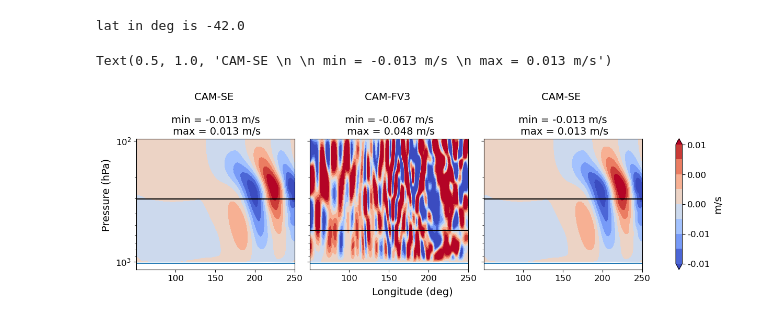
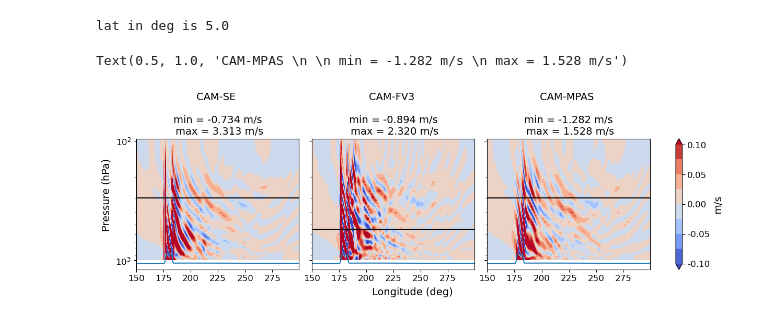
Before and after one commit to ta440/dcmip2025_gap_and_vortex, a Jupyter notebook: jupyter_notebooks/gap_2_by_2_paper_figures.ipynb, the cells around one changed output. Cells and saved outputs as stored; diff of their text form; code cells hidden in the pictures.

```diff
--- a/jupyter_notebooks/gap_2_by_2_paper_figures.ipynb
+++ b/jupyter_notebooks/gap_2_by_2_paper_figures.ipynb
@@ -41,28 +43,28 @@ dycore4 = 'LFRic (To Do)'
 
 res1 = 'se_ne60'
 res2 = 'fv3_C192'
-res3 = 'se_ne60'
+res3 = 'mpasa60'
 res4 = 'se_ne60'
 
 test_name_start1 = 'cam_6_4_100'
 test_name_start2 = 'cam_6_4_070_horiz_mount_flow'
-test_name_start3 = 'cam_6_4_100'
+test_name_start3 = 'cam_6_4_080_paper_six'
 test_name_start4 = 'cam_6_4_100'
 
 lev_no1 = 'ztop20km_L57'
 lev_no2 = 'ztop20km_L57'
-lev_no3 = 'ztop20km_L57'
+lev_no3 = 'L20km_L57'
 lev_no4 = 'ztop20km_L57'
 
 extra_name1 = 'tau_1_10'
 extra_name2 = 'tau_1_10'
-extra_name3 = extra_name1
+extra_name3 = 'tau_1_10'
 extra_name4 = extra_name1
 
 
 case1 = f'{test_name_start1}_{res1}_{lev_no1}'
 case2 = f'{test_name_start2}_{res2}_{lev_no2}'
-case3 = case1 #f'{test_name_start3}_{dycore3}_{res3}_{lev_no3}'
+case3 = f'{test_name_start3}_{res3}_{lev_no3}'
 case4 = case1 #f'{test_name_start4}_{dycore4}_{res4}_{lev_no4}'
 
 
@@ -79,8 +81,8 @@ else:
     nc_file4 = f'{case4}.cam.h0i.0001-01-01-00000_gap_omega0_{extra_name4}'
 
 nc_file1 = nc_file1 + '.nc'
-nc_file2 = nc_file2 + '.regrid.0.5x0.5.nc'  # For FV3.
-nc_file3 = nc_file3 + '.nc'
+nc_file2 = nc_file2 + '.regrid.0.5x0.5.nc'  # FV3 needs regridding
+nc_file3 = nc_file3 + '.regrid.0.5x0.5.nc'  # MPAS needs regridding
 nc_file4 = nc_file4 + '.nc'
 # %%
 run_base = "/glade/derecho/scratch/timand/"
@@ -250,14 +319,23 @@ Text(0.5, 0.01, 'Longitude (deg)')
 # %%
 #Lat vert cross sections:
+p0 = 1e5
+Rd = 287.04
+g = 9.80616
+H = Rd*T0/g
+
 lon = nc1['lon'][:]
 lat = nc1['lat'][:]
 
 lev1 = nc1['lev'][:]
 lev2 = nc2['lev'][:]
-lev3 = nc3['lev'][:]
 
-lon_crop_left = 50
-lon_crop_right = 250
+# MPAS lev is pressure, so convert to z:
+mpas_ps = nc3['PS'][:]
+mpas_z = nc3['lev'][:]
+lev3 = 0.01*p0*np.exp(-mpas_z/H)
+
+lon_crop_left = 150
+lon_crop_right = 300
 
 # User parameters:
 t_idx = -1
@@ -273,7 +351,8 @@ LONGC2, P2 = np.meshgrid(lon_crop, lev2)
 LONGC3, P3 = np.meshgrid(lon_crop, lev3)
 
 # Pick the latitude to slice at:
-lat_val = 95
+#lat_val = 95
+lat_val = 190
 
 lat_val_deg = np.round(lat[lat_val],0)
 print('lat in deg is', lat_val_deg)
@@ -295,7 +374,7 @@ ps_t = nc1['PS'][t_idx, lat_val, lon_crop_inds[0]]/100
 
 cmap_choice = 'coolwarm'
 # %% [output]
-lat in deg is -42.0
+lat in deg is 5.0
 # %%
 max1 = np.nanmax(field1)
 max2 = np.nanmax(field2)
@@ -308,8 +387,8 @@ min3 = np.nanmin(field3)
 fig, axes = plt.subplots(1,3,figsize = (12,4), sharey=True, constrained_layout=True)
 (ax1, ax2, ax3) = axes
 
-minmin = -0.01
-maxmax = 0.01
+minmin = -0.1
+maxmax = 0.1
 absmax = max(abs(minmin), abs(maxmax))
 norm = colors.TwoSlopeNorm(vmin=minmin, vcenter=0, vmax=maxmax)
 conts = np.linspace(minmin, maxmax, 9)
@@ -327,35 +406,35 @@ cb.set_label('m/s', size=14)
 
 ax1.set_yscale('log')
 ax2.set_yscale('log')
 ax3.set_yscale('log')
 
 fig.supylabel('Pressure (hPa)', size=label_size)
 fig.supxlabel('Longitude (deg)', size=label_size)
 
 ax1.invert_yaxis()
 
 # Plot the sponge layer start:
 pc = 301.82
 pc_low =552.4
 
 ax1.plot(lon_crop, pc*np.ones_like(lon_crop), c='k')
 ax2.plot(lon_crop, pc_low*np.ones_like(lon_crop), c='k')
 ax3.plot(lon_crop, pc*np.ones_like(lon_crop), c='k')
 
 # Add the surface topography:
 ax1.plot(lon_crop, ps_t)
 ax2.plot(lon_crop, ps_t)
 ax3.plot(lon_crop, ps_t)
 
 ax1.tick_params(axis='both', which='major', labelsize=12)
 ax2.tick_params(axis='both', which='major', labelsize=12)
 ax3.tick_params(axis='both', which='major', labelsize=12)
 
 ax1.set_title(f'{dycore1} \n \n min = {min1:.3f} m/s \n max = {max1:.3f} m/s', size=label_size)
 ax2.set_title(f'{dycore2} \n \n min = {min2:.3f} m/s \n max = {max2:.3f} m/s', size=label_size)
-ax3.set_title(f'{dycore1} \n \n min = {min3:.3f} m/s \n max = {max3:.3f} m/s', size=label_size)
+ax3.set_title(f'{dycore3} \n \n min = {min3:.3f} m/s \n max = {max3:.3f} m/s', size=label_size)
 # %% [output]
-Text(0.5, 1.0, 'CAM-SE \n \n min = -0.013 m/s \n max = 0.013 m/s')
+Text(0.5, 1.0, 'CAM-MPAS \n \n min = -1.282 m/s \n max = 1.528 m/s')
-[figure, old version]
+[figure, new version]
 # %%
 # What about interpolations onto z coordinates?
```
Also changed, not shown: parts of 11 cells of this notebook, 2 other files.
